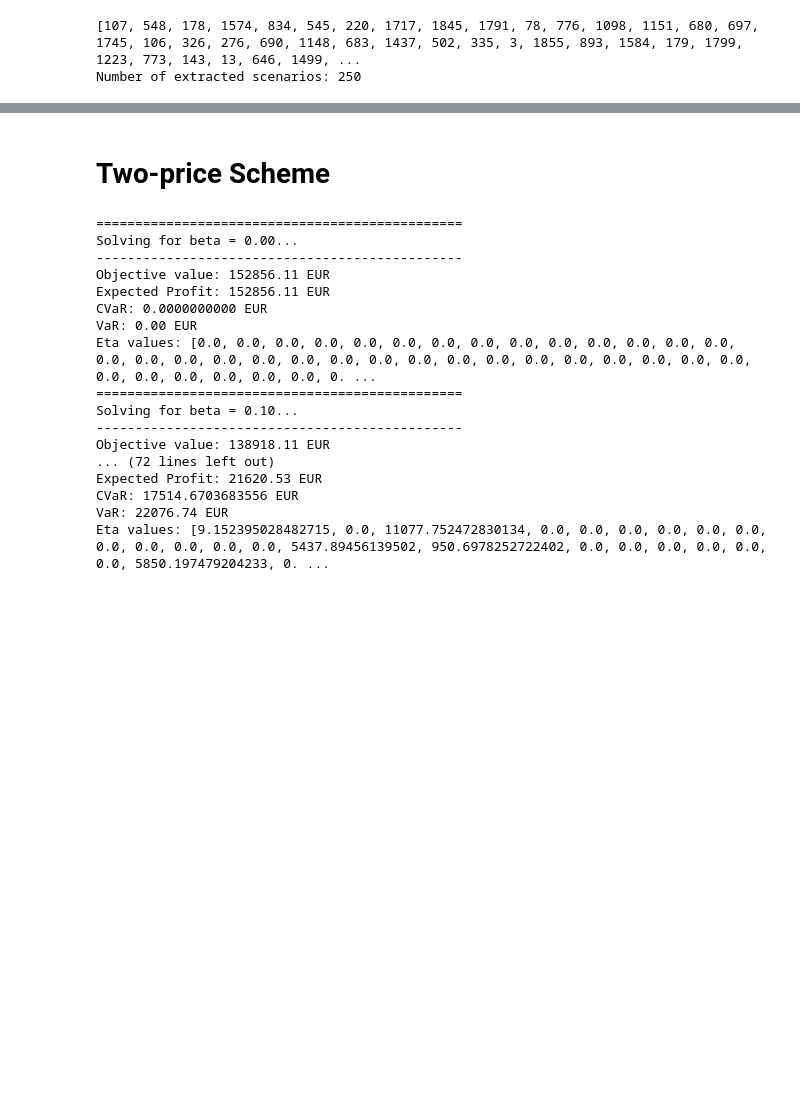
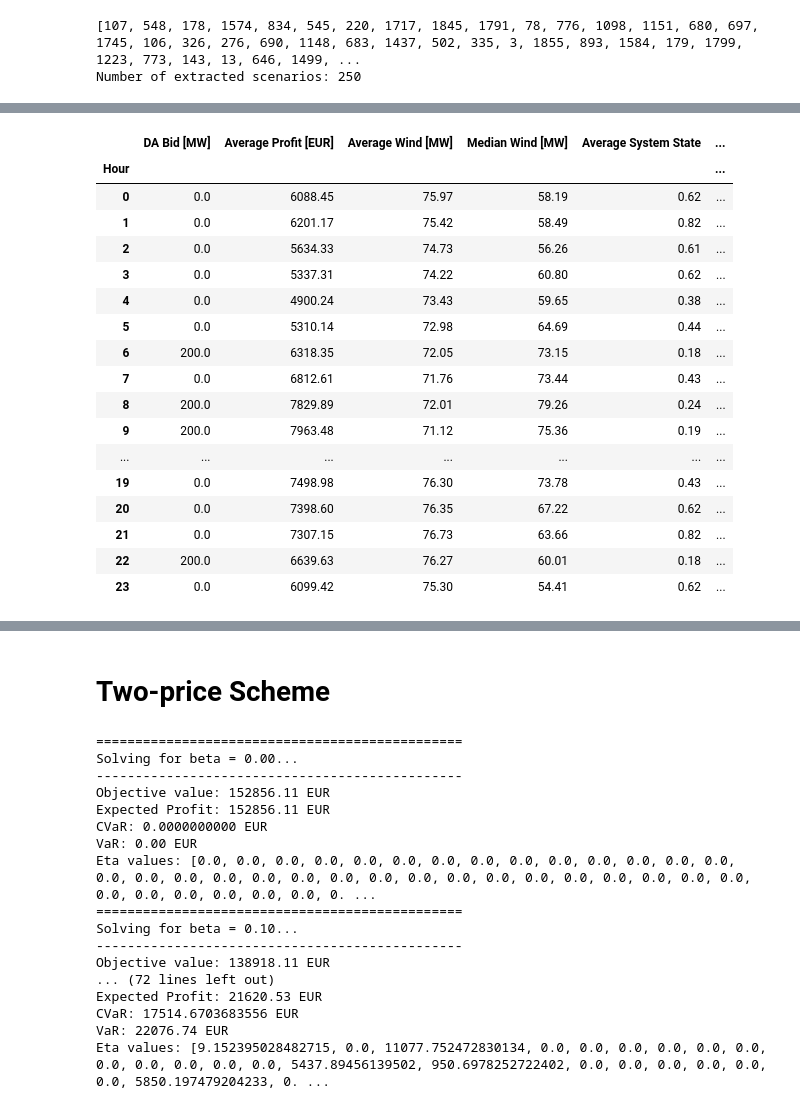
Before and after one commit to Hvid1999/46755, a Jupyter notebook: Assignment 2/task_1c_v2.ipynb, the cells around one changed output, grey strips where cells are left out. Cells and saved outputs as stored; diff of their text form; code cells hidden in the pictures; blank space fills up the shorter version.

```diff
--- a/Assignment 2/task_1c_v2.ipynb
+++ b/Assignment 2/task_1c_v2.ipynb
@@ -193,0 +198,21 @@ Runtime: 141.999960 ms
+# %%
+results_per_beta_op[0.5]['Summary'].round(2)
+# %% [output]
+|  | DA Bid [MW] | Average Profit [EUR] | Average Wind [MW] | Median Wind [MW] | Average System State | ... |
+| Hour |  |  |  |  |  | ... |
+| 0 | 0.0 | 6088.45 | 75.97 | 58.19 | 0.62 | ... |
+| 1 | 0.0 | 6201.17 | 75.42 | 58.49 | 0.82 | ... |
+| 2 | 0.0 | 5634.33 | 74.73 | 56.26 | 0.61 | ... |
+| 3 | 0.0 | 5337.31 | 74.22 | 60.80 | 0.62 | ... |
+| 4 | 0.0 | 4900.24 | 73.43 | 59.65 | 0.38 | ... |
+| 5 | 0.0 | 5310.14 | 72.98 | 64.69 | 0.44 | ... |
+| 6 | 200.0 | 6318.35 | 72.05 | 73.15 | 0.18 | ... |
+| 7 | 0.0 | 6812.61 | 71.76 | 73.44 | 0.43 | ... |
+| 8 | 200.0 | 7829.89 | 72.01 | 79.26 | 0.24 | ... |
+| 9 | 200.0 | 7963.48 | 71.12 | 75.36 | 0.19 | ... |
+| ... | ... | ... | ... | ... | ... | ... |
+| 19 | 0.0 | 7498.98 | 76.30 | 73.78 | 0.43 | ... |
+| 20 | 0.0 | 7398.60 | 76.35 | 67.22 | 0.62 | ... |
+| 21 | 0.0 | 7307.15 | 76.73 | 63.66 | 0.82 | ... |
+| 22 | 200.0 | 6639.63 | 76.27 | 60.01 | 0.18 | ... |
+| 23 | 0.0 | 6099.42 | 75.30 | 54.41 | 0.62 | ... |
```
Also changed, not shown: parts of 7 cells of this notebook, 1 other file.
